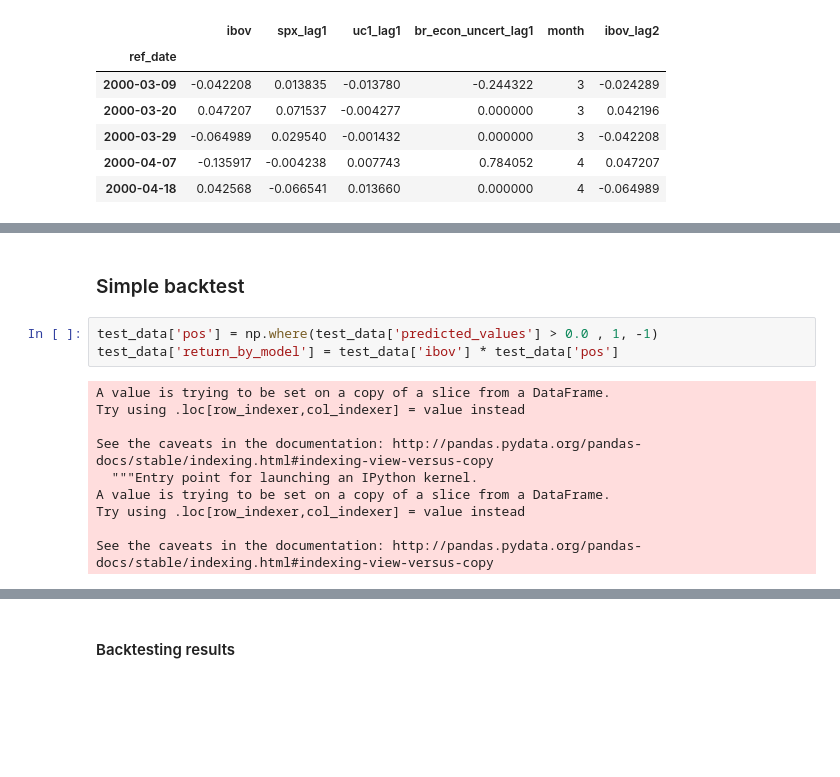
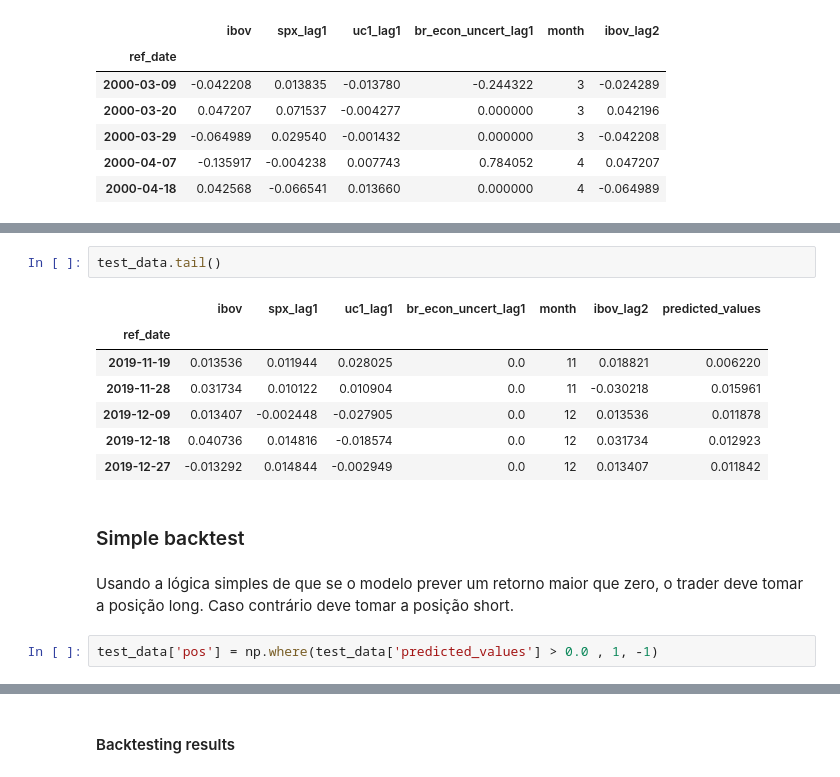
Before and after one commit to helderrezende/coding_challenge_pred_ibov, a Jupyter notebook: solution.ipynb, the cells around one changed output, grey strips where cells are left out. Saved outputs shown, nothing was run; the diff lists cells and outputs as text; blank space fills up the shorter version.

```diff
--- a/solution.ipynb
+++ b/solution.ipynb
@@ -302,15 +289,16 @@ See the caveats in the documentation: http://pandas.pydata.org/pandas-docs/stabl
+# %%
+test_data.tail()
+# %% [output]
+|  | ibov | spx_lag1 | uc1_lag1 | br_econ_uncert_lag1 | month | ibov_lag2 | predicted_values |
+| ref_date |  |  |  |  |  |  |  |
+| 2019-11-19 | 0.013536 | 0.011944 | 0.028025 | 0.0 | 11 | 0.018821 | 0.006220 |
+| 2019-11-28 | 0.031734 | 0.010122 | 0.010904 | 0.0 | 11 | -0.030218 | 0.015961 |
+| 2019-12-09 | 0.013407 | -0.002448 | -0.027905 | 0.0 | 12 | 0.013536 | 0.011878 |
+| 2019-12-18 | 0.040736 | 0.014816 | -0.018574 | 0.0 | 12 | 0.031734 | 0.012923 |
+| 2019-12-27 | -0.013292 | 0.014844 | -0.002949 | 0.0 | 12 | 0.013407 | 0.011842 |
 # %% [markdown]
 ### Simple backtest
+# %% [markdown]
+Usando a lógica simples de que se o modelo prever um retorno maior que zero, o trader deve tomar a posição long. Caso contrário deve tomar a posição short.
 # %%
 test_data['pos'] = np.where(test_data['predicted_values'] > 0.0 , 1, -1)
-test_data['return_by_model'] = test_data['ibov'] * test_data['pos']
-# %% [output]
-A value is trying to be set on a copy of a slice from a DataFrame.
-Try using .loc[row_indexer,col_indexer] = value instead
-
-See the caveats in the documentation: http://pandas.pydata.org/pandas-docs/stable/indexing.html#indexing-view-versus-copy
-  """Entry point for launching an IPython kernel.
-A value is trying to be set on a copy of a slice from a DataFrame.
-Try using .loc[row_indexer,col_indexer] = value instead
-
-See the caveats in the documentation: http://pandas.pydata.org/pandas-docs/stable/indexing.html#indexing-view-versus-copy
```
Also changed, not shown: parts of 15 cells of this notebook.
